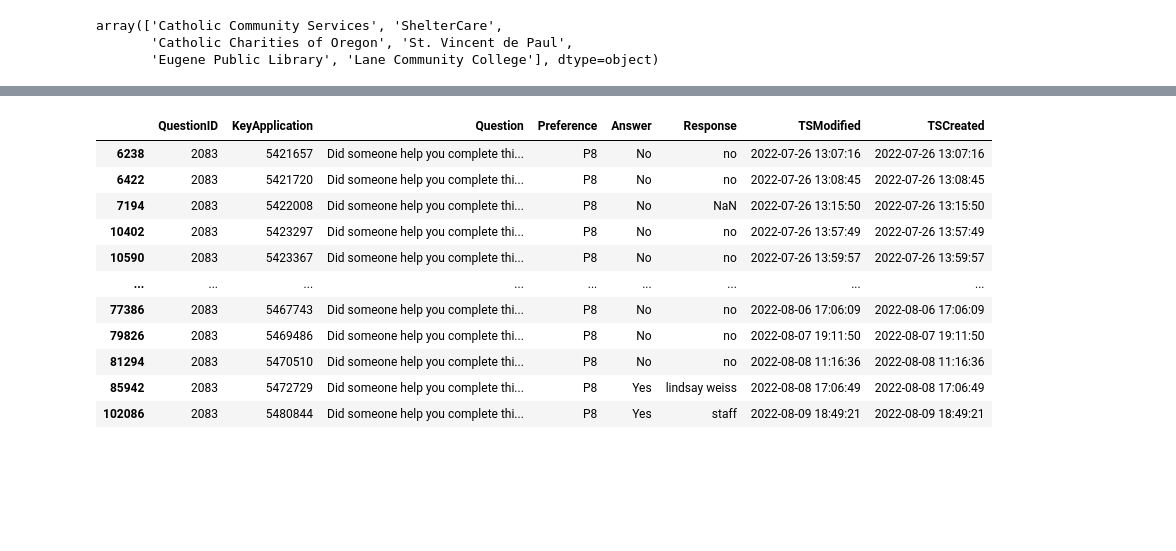
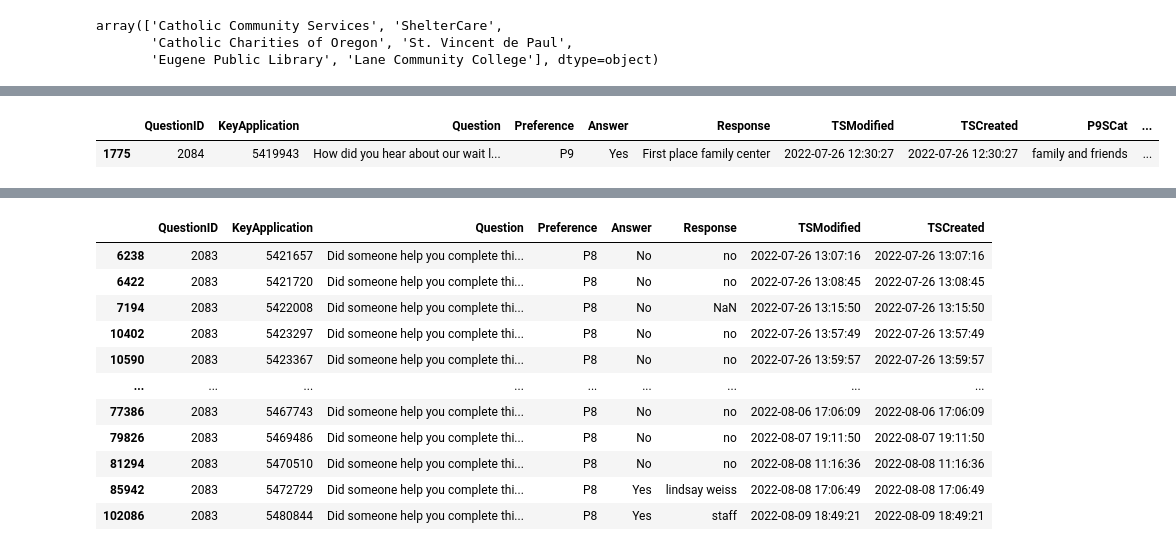
Before and after one commit to dongmeic/LCOG_support, a Jupyter notebook: Lane/HomesforGood.ipynb, the cells around one changed output, grey strips where cells are left out. Saved outputs shown, nothing was run; the diff lists cells and outputs as text; code cells hidden in the pictures; blank space fills up the shorter version.

```diff
--- a/Lane/HomesforGood.ipynb
+++ b/Lane/HomesforGood.ipynb
@@ -131 +209,6 @@ p9['P9BCat'].value_counts().rename_axis('how_heard').reset_index(name='counts')
+# %%
+p9[p9.Response == "First place family center"]
+# %% [output]
+|  | QuestionID | KeyApplication | Question | Preference | Answer | Response | TSModified | TSCreated | P9SCat | ... |
+| 1775 | 2084 | 5419943 | How did you hear about our wait l... | P9 | Yes | First place family center | 2022-07-26 12:30:27 | 2022-07-26 12:30:27 | family and friends | ... |
 # %%
```
Also changed, not shown: parts of 19 cells of this notebook, 1 other file.
